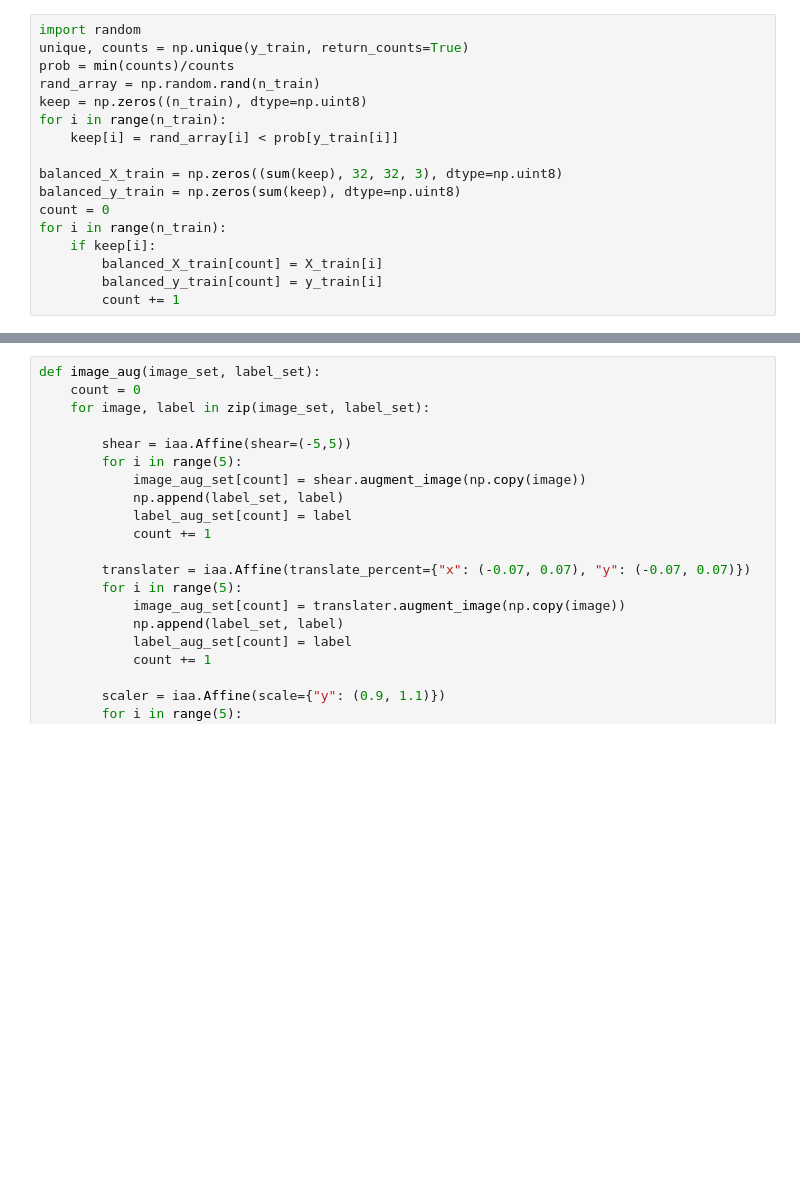
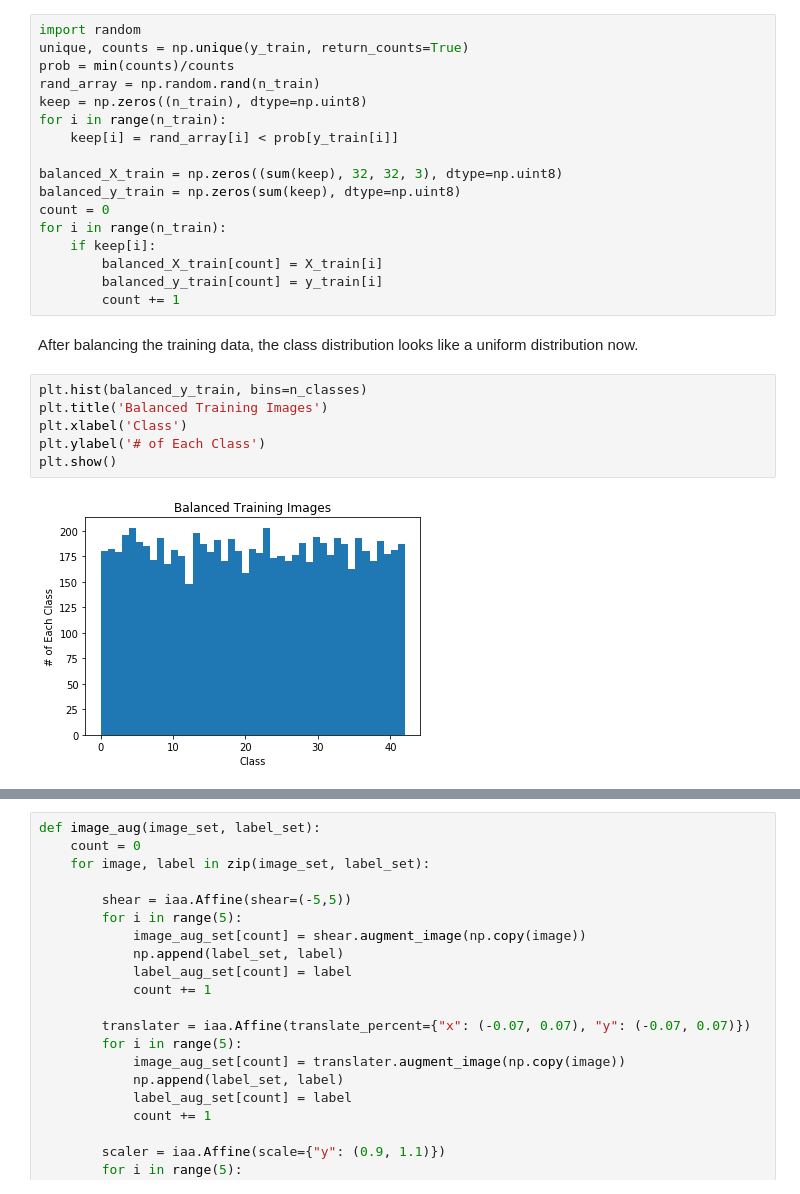
Before and after one commit to YCCZhao/CarND-Traffic-Sign-Classifier-Project, a Jupyter notebook: Traffic_Sign_Classifier.ipynb, the cells around one changed output, grey strips where cells are left out. Saved outputs shown, nothing was run; the diff lists cells and outputs as text; blank space fills up the shorter version.

```diff
--- a/Traffic_Sign_Classifier.ipynb
+++ b/Traffic_Sign_Classifier.ipynb
@@ -169,3 +180,13 @@ for i in range(n_train):
         balanced_X_train[count] = X_train[i]
         balanced_y_train[count] = y_train[i]
         count += 1
+# %% [markdown]
+After balancing the training data, the class distribution looks like a uniform distribution now.
+# %%
+plt.hist(balanced_y_train, bins=n_classes)
+plt.title('Balanced Training Images')
+plt.xlabel('Class')
+plt.ylabel('# of Each Class')
+plt.show()
+# %% [output]
+[figure, added]
```
Also changed, not shown: parts of 25 cells of this notebook, 3 other files.
